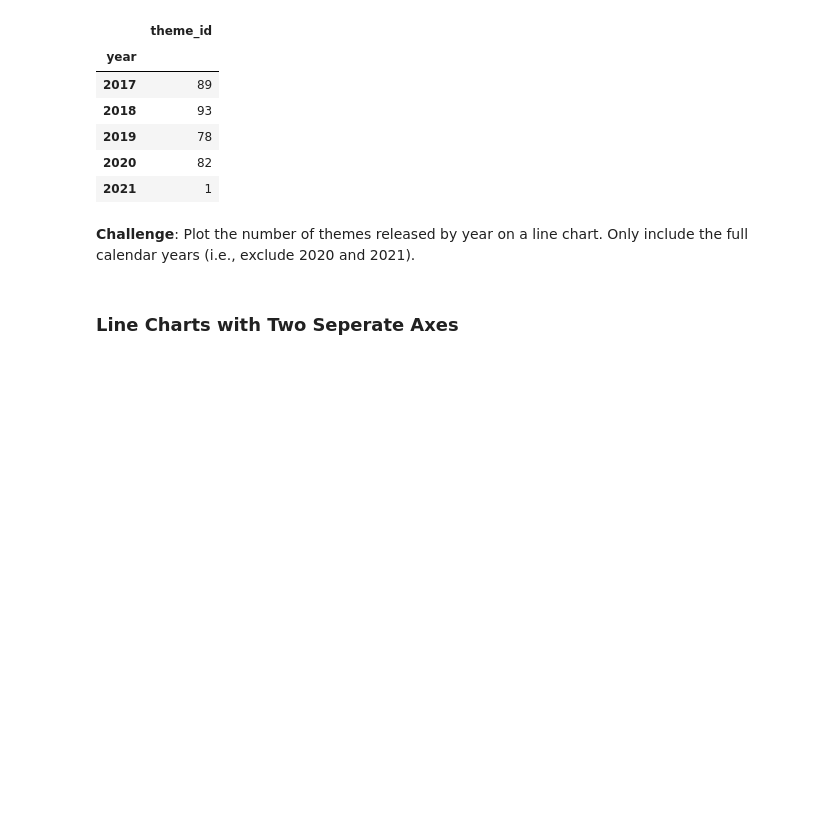
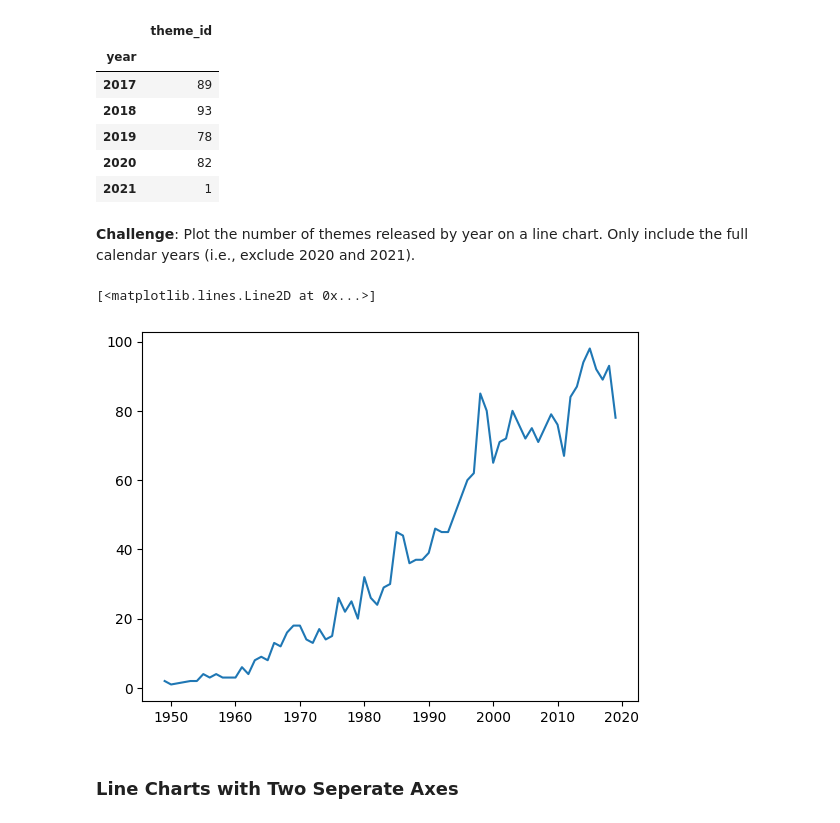
Before and after one commit to Xor01/Analyzing-LEGO-dataset, a Jupyter notebook: Lego_Analysis_for_Course_(start).ipynb, the cells around one changed output. Saved outputs shown, nothing was run; the diff lists cells and outputs as text; code cells hidden in the pictures; blank space fills up the shorter version.

Commit message:
create a plot of number of themes per year excluding last two yeras for not complete data

```diff
--- a/Lego_Analysis_for_Course_(start).ipynb
+++ b/Lego_Analysis_for_Course_(start).ipynb
@@ -197,6 +197,11 @@ themes_per_year.tail()
 | 2021 | 1 |
 # %% [markdown]
 **Challenge**: Plot the number of themes released by year on a line chart. Only include the full calendar years (i.e., exclude 2020 and 2021).
+# %%
+plt.plot(themes_per_year.index[:-2], themes_per_year.theme_id[:-2])
+# %% [output]
+[<matplotlib.lines.Line2D at 0x...>]
+[figure, added]
 # %% [markdown]
 ### Line Charts with Two Seperate Axes
 # %% [markdown]
```
